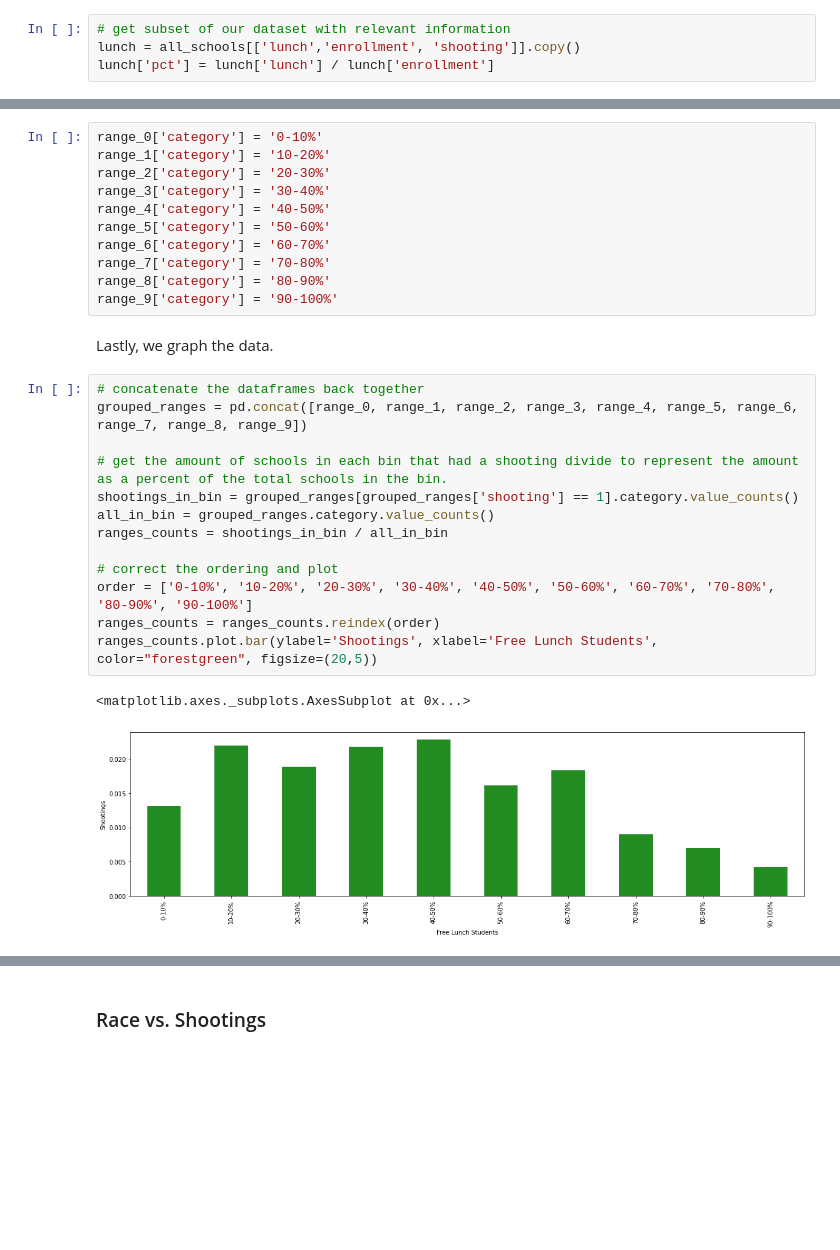
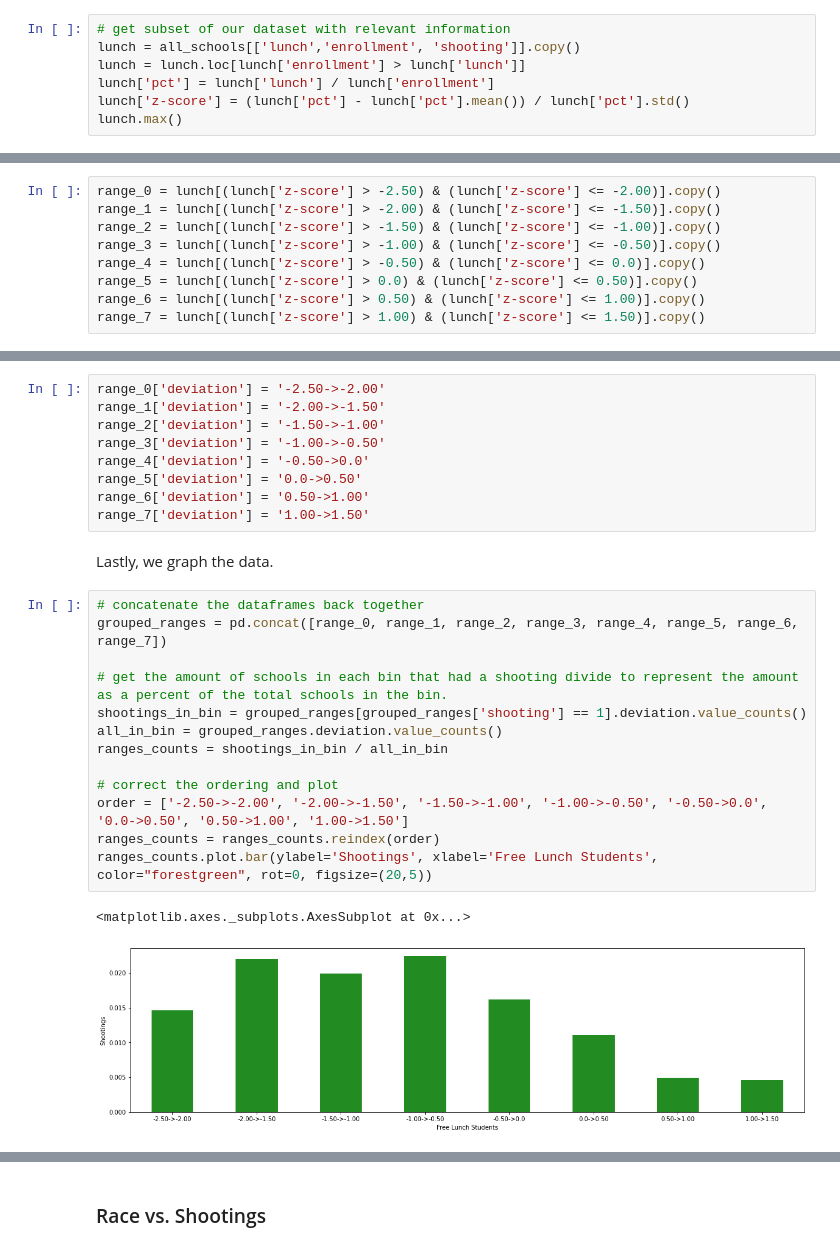
Before and after one commit to KaylaFortson/KaylaFortson.github.io, a Jupyter notebook: notebooks/Final_Tutorial.ipynb, the cells around one changed output, grey strips where cells are left out. Saved outputs shown, nothing was run; the diff lists cells and outputs as text; blank space fills up the shorter version.

```diff
--- a/notebooks/Final_Tutorial.ipynb
+++ b/notebooks/Final_Tutorial.ipynb
@@ -380,4 +385,7 @@ Below, we will plot the number of school shootings in relation to the percentage
 # %%
 # get subset of our dataset with relevant information
 lunch = all_schools[['lunch','enrollment', 'shooting']].copy()
+lunch = lunch.loc[lunch['enrollment'] > lunch['lunch']]
 lunch['pct'] = lunch['lunch'] / lunch['enrollment']
+lunch['z-score'] = (lunch['pct'] - lunch['pct'].mean()) / lunch['pct'].std()
+lunch.max()
@@ -397,32 +401,39 @@ range_9 = lunch[(lunch['pct'] > 0.90) & (lunch['pct'] <= 1.0)].copy()
+# %%
+range_0 = lunch[(lunch['z-score'] > -2.50) & (lunch['z-score'] <= -2.00)].copy()
+range_1 = lunch[(lunch['z-score'] > -2.00) & (lunch['z-score'] <= -1.50)].copy()
+range_2 = lunch[(lunch['z-score'] > -1.50) & (lunch['z-score'] <= -1.00)].copy()
+range_3 = lunch[(lunch['z-score'] > -1.00) & (lunch['z-score'] <= -0.50)].copy()
+range_4 = lunch[(lunch['z-score'] > -0.50) & (lunch['z-score'] <= 0.0)].copy()
+range_5 = lunch[(lunch['z-score'] > 0.0) & (lunch['z-score'] <= 0.50)].copy()
+range_6 = lunch[(lunch['z-score'] > 0.50) & (lunch['z-score'] <= 1.00)].copy()
+range_7 = lunch[(lunch['z-score'] > 1.00) & (lunch['z-score'] <= 1.50)].copy()
 # %% [markdown]
 Then we add a column to identify which bin the school is in.
-# %%
-range_0['category'] = '0-10%'
-range_1['category'] = '10-20%'
-range_2['category'] = '20-30%'
-range_3['category'] = '30-40%'
-range_4['category'] = '40-50%'
-range_5['category'] = '50-60%'
-range_6['category'] = '60-70%'
-range_7['category'] = '70-80%'
-range_8['category'] = '80-90%'
-range_9['category'] = '90-100%'
+# %%
+range_0['deviation'] = '-2.50->-2.00'
+range_1['deviation'] = '-2.00->-1.50'
+range_2['deviation'] = '-1.50->-1.00'
+range_3['deviation'] = '-1.00->-0.50'
+range_4['deviation'] = '-0.50->0.0'
+range_5['deviation'] = '0.0->0.50'
+range_6['deviation'] = '0.50->1.00'
+range_7['deviation'] = '1.00->1.50'
 # %% [markdown]
 Lastly, we graph the data.
 # %%
 # concatenate the dataframes back together
-grouped_ranges = pd.concat([range_0, range_1, range_2, range_3, range_4, range_5, range_6, range_7, range_8, range_9])
+grouped_ranges = pd.concat([range_0, range_1, range_2, range_3, range_4, range_5, range_6, range_7])
 
 # get the amount of schools in each bin that had a shooting divide to represent the amount as a percent of the total schools in the bin.
-shootings_in_bin = grouped_ranges[grouped_ranges['shooting'] == 1].category.value_counts()
-all_in_bin = grouped_ranges.category.value_counts()
+shootings_in_bin = grouped_ranges[grouped_ranges['shooting'] == 1].deviation.value_counts()
+all_in_bin = grouped_ranges.deviation.value_counts()
 ranges_counts = shootings_in_bin / all_in_bin
 
 # correct the ordering and plot
-order = ['0-10%', '10-20%', '20-30%', '30-40%', '40-50%', '50-60%', '60-70%', '70-80%', '80-90%', '90-100%']
+order = ['-2.50->-2.00', '-2.00->-1.50', '-1.50->-1.00', '-1.00->-0.50', '-0.50->0.0', '0.0->0.50', '0.50->1.00', '1.00->1.50']
 ranges_counts = ranges_counts.reindex(order)
-ranges_counts.plot.bar(ylabel='Shootings', xlabel='Free Lunch Students', color="forestgreen", figsize=(20,5))
+ranges_counts.plot.bar(ylabel='Shootings', xlabel='Free Lunch Students', color="forestgreen", rot=0, figsize=(20,5))
 # %% [output]
 <matplotlib.axes._subplots.AxesSubplot at 0x...>
-[figure, old version]
+[figure, new version]
 # %% [markdown]
```
Also changed, not shown: parts of 19 cells of this notebook, 1 other file.
